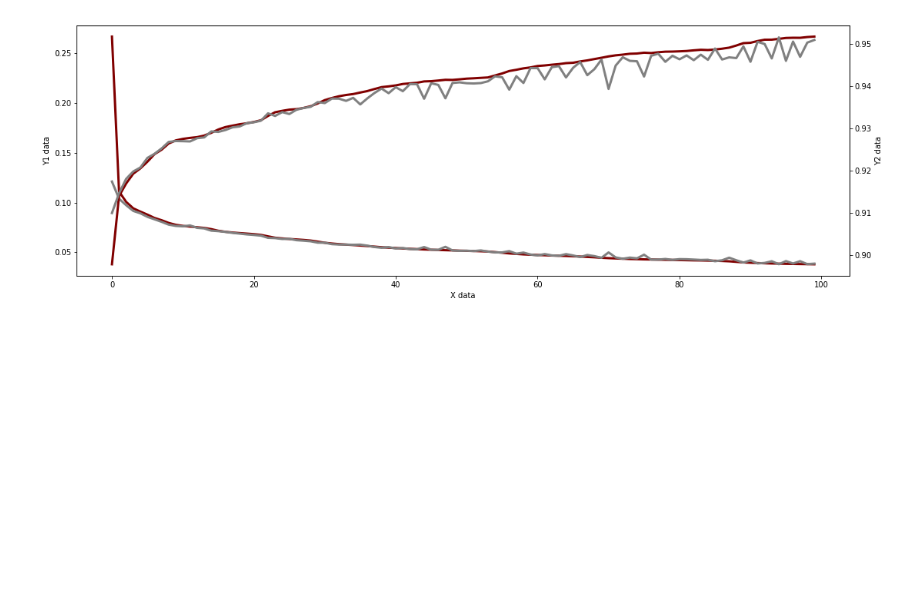
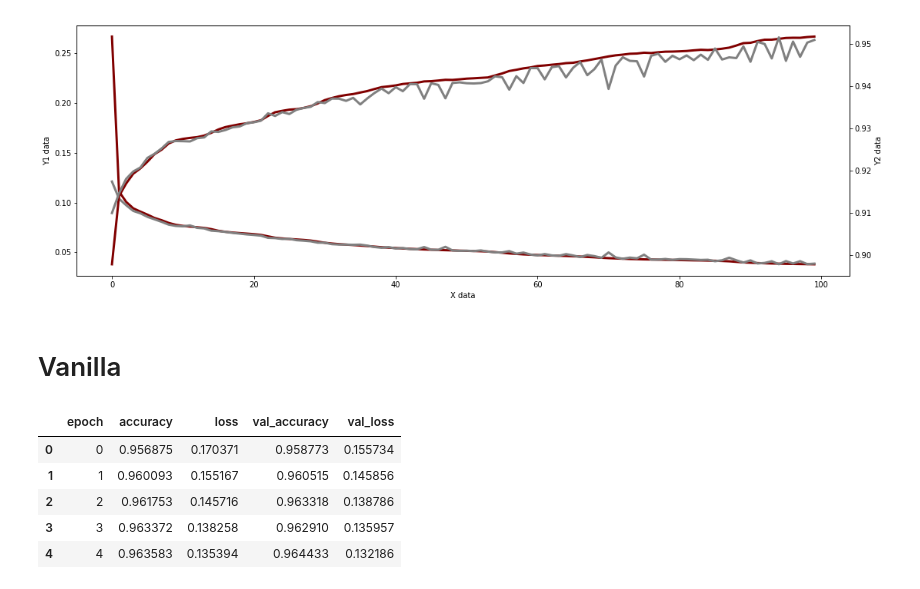
Before and after one commit to francovm/SSE, a Jupyter notebook: notebooks/16-Loss&acc_plots.ipynb, the cells around one changed output. Saved outputs shown, nothing was run; the diff lists cells and outputs as text; code cells hidden in the pictures; blank space fills up the shorter version.

```diff
--- a/notebooks/16-Loss&acc_plots.ipynb
+++ b/notebooks/16-Loss&acc_plots.ipynb
@@ -100,3 +106,16 @@ ax2.set_ylabel('Y2 data')
 plt.show()
 # %% [output]
 [figure]
+# %% [markdown]
+# Vanilla
+# %%
+# load  dataset
+df2 = pd.read_csv('/home/francovm/Projects/SSE/data/Visualization/Data/Binary_clasifier_LSTM_SSE_40window_final.csv', sep=';', encoding='utf-8')
+df2.head()
+# %% [output]
+|  | epoch | accuracy | loss | val_accuracy | val_loss |
+| 0 | 0 | 0.956875 | 0.170371 | 0.958773 | 0.155734 |
+| 1 | 1 | 0.960093 | 0.155167 | 0.960515 | 0.145856 |
+| 2 | 2 | 0.961753 | 0.145716 | 0.963318 | 0.138786 |
+| 3 | 3 | 0.963372 | 0.138258 | 0.962910 | 0.135957 |
+| 4 | 4 | 0.963583 | 0.135394 | 0.964433 | 0.132186 |
```
Also changed, not shown: parts of 4 cells of this notebook, 7 other files.
